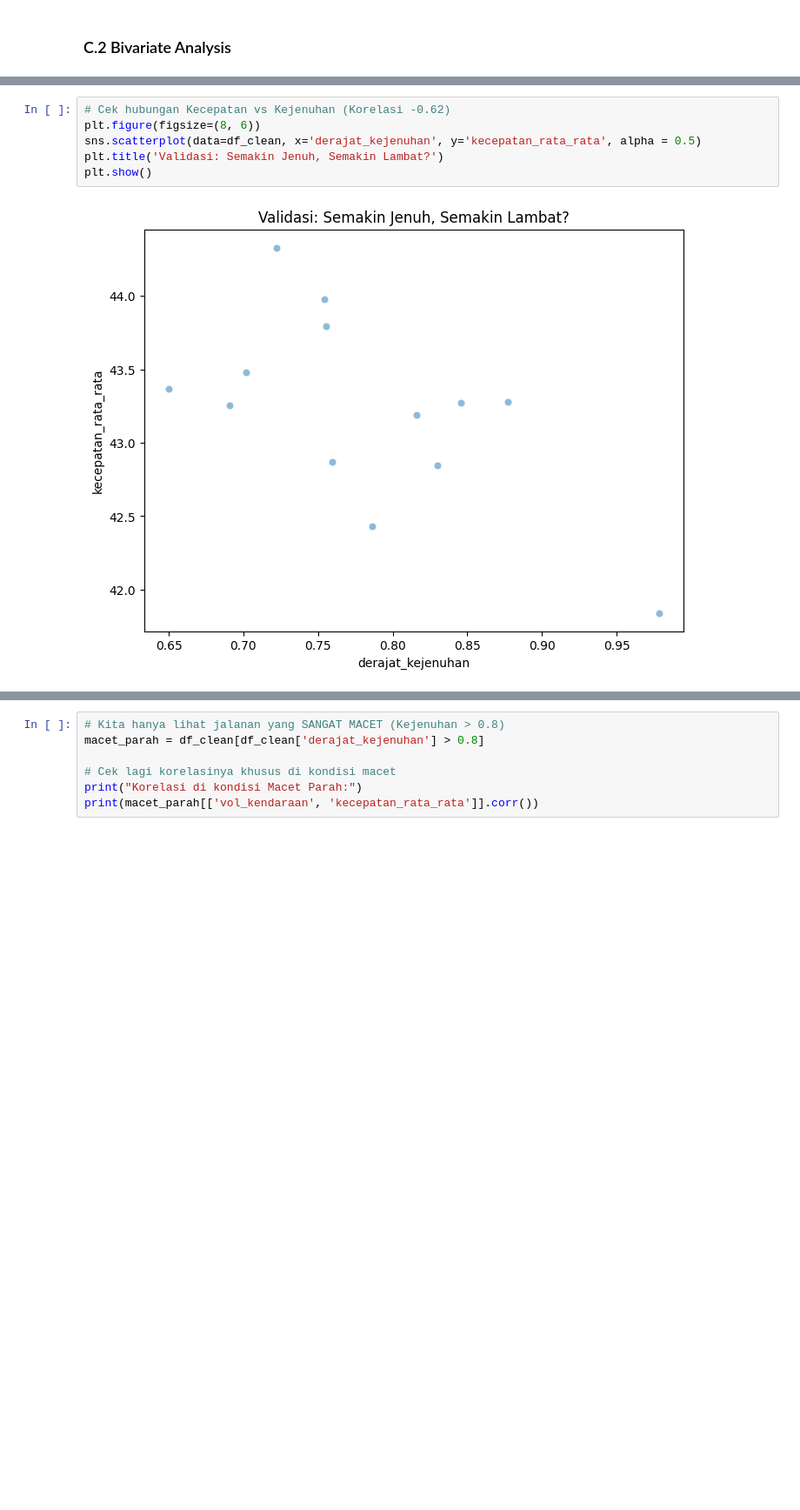
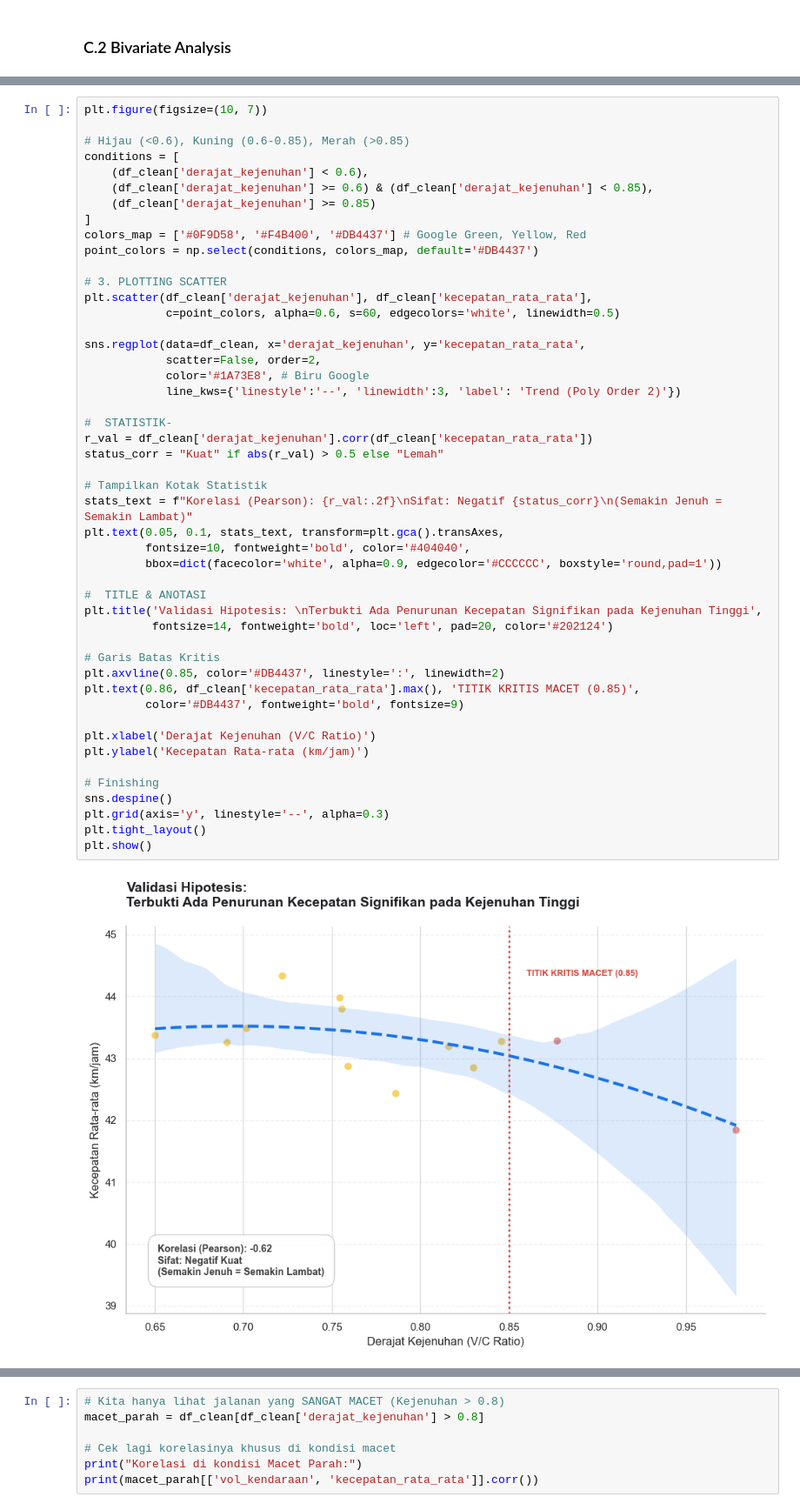
Before and after one commit to ghatpreneur/Data-Analytics-Project, a Jupyter notebook: Traffic Level of Service/Surabaya.ipynb, the cells around one changed output, grey strips where cells are left out. Shown at 87% size. Saved outputs shown, nothing was run; the diff lists cells and outputs as text; blank space fills up the shorter version.

```diff
--- a/Traffic Level of Service/Surabaya.ipynb
+++ b/Traffic Level of Service/Surabaya.ipynb
@@ -303,9 +474,51 @@ plt.show()
 # %%
-# Cek hubungan Kecepatan vs Kejenuhan (Korelasi -0.62)
-plt.figure(figsize=(8, 6))
-sns.scatterplot(data=df_clean, x='derajat_kejenuhan', y='kecepatan_rata_rata', alpha = 0.5)
-plt.title('Validasi: Semakin Jenuh, Semakin Lambat?')
+plt.figure(figsize=(10, 7))
+
+# Hijau (<0.6), Kuning (0.6-0.85), Merah (>0.85)
+conditions = [
+    (df_clean['derajat_kejenuhan'] < 0.6),
+    (df_clean['derajat_kejenuhan'] >= 0.6) & (df_clean['derajat_kejenuhan'] < 0.85),
+    (df_clean['derajat_kejenuhan'] >= 0.85)
+]
+colors_map = ['#0F9D58', '#F4B400', '#DB4437'] # Google Green, Yellow, Red
+point_colors = np.select(conditions, colors_map, default='#DB4437')
+
+# 3. PLOTTING SCATTER
+plt.scatter(df_clean['derajat_kejenuhan'], df_clean['kecepatan_rata_rata'],
+            c=point_colors, alpha=0.6, s=60, edgecolors='white', linewidth=0.5)
+
+sns.regplot(data=df_clean, x='derajat_kejenuhan', y='kecepatan_rata_rata',
+            scatter=False, order=2,
+            color='#1A73E8', # Biru Google
+            line_kws={'linestyle':'--', 'linewidth':3, 'label': 'Trend (Poly Order 2)'})
+
+#  STATISTIK-
+r_val = df_clean['derajat_kejenuhan'].corr(df_clean['kecepatan_rata_rata'])
+status_corr = "Kuat" if abs(r_val) > 0.5 else "Lemah"
+
+# Tampilkan Kotak Statistik
+stats_text = f"Korelasi (Pearson): {r_val:.2f}\nSifat: Negatif {status_corr}\n(Semakin Jenuh = Semakin Lambat)"
+plt.text(0.05, 0.1, stats_text, transform=plt.gca().transAxes,
+         fontsize=10, fontweight='bold', color='#404040',
+         bbox=dict(facecolor='white', alpha=0.9, edgecolor='#CCCCCC', boxstyle='round,pad=1'))
+
+#  TITLE & ANOTASI
+plt.title('Validasi Hipotesis: \nTerbukti Ada Penurunan Kecepatan Signifikan pada Kejenuhan Tinggi',
+          fontsize=14, fontweight='bold', loc='left', pad=20, color='#202124')
+
+# Garis Batas Kritis
+plt.axvline(0.85, color='#DB4437', linestyle=':', linewidth=2)
+plt.text(0.86, df_clean['kecepatan_rata_rata'].max(), 'TITIK KRITIS MACET (0.85)',
+         color='#DB4437', fontweight='bold', fontsize=9)
+
+plt.xlabel('Derajat Kejenuhan (V/C Ratio)')
+plt.ylabel('Kecepatan Rata-rata (km/jam)')
+
+# Finishing
+sns.despine()
+plt.grid(axis='y', linestyle='--', alpha=0.3)
+plt.tight_layout()
 plt.show()
 # %% [output]
-[figure, old version]
+[figure, new version]
 # %%
```
Also changed, not shown: parts of 20 cells of this notebook.
